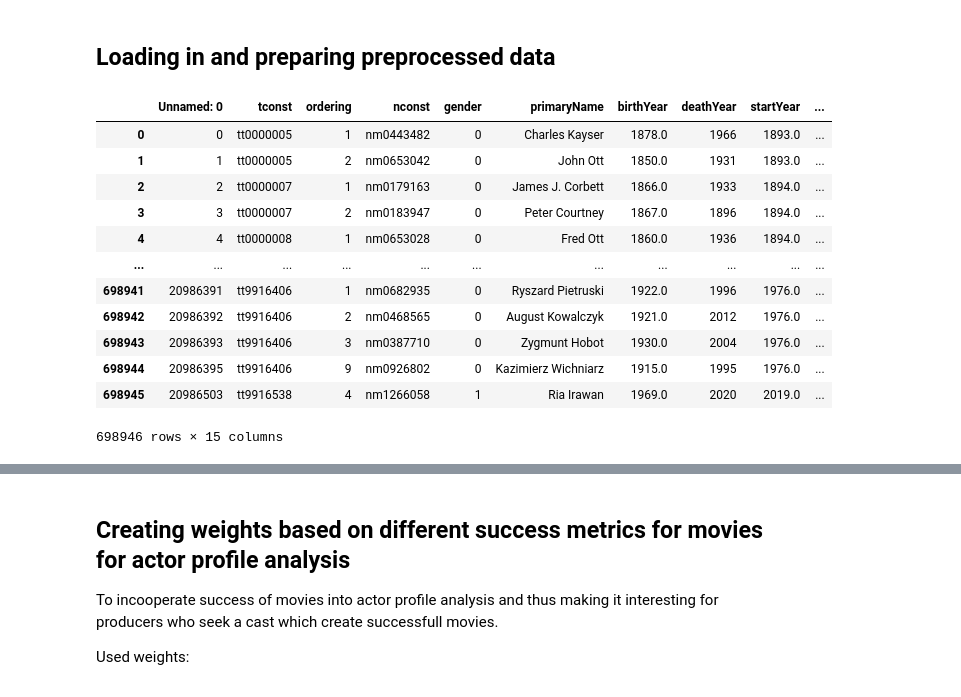
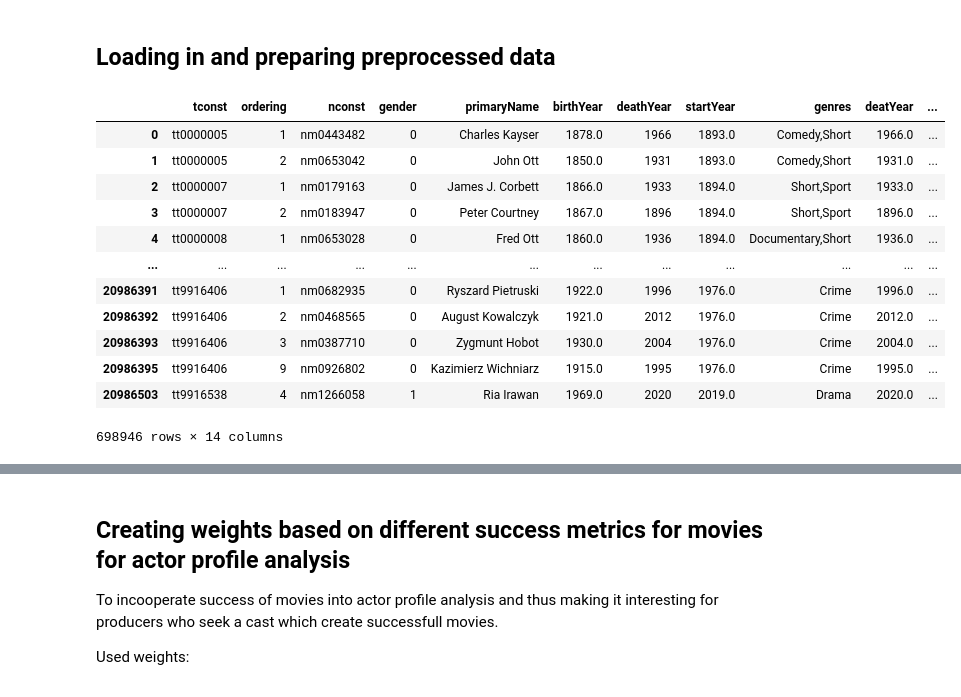
Before and after one commit to epfl-ada/ada-2022-project-jash, a Jupyter notebook: analysis_overtime.ipynb, the cells around one changed output, grey strips where cells are left out. Cells and saved outputs as stored; diff of their text form; code cells hidden in the pictures.

```diff
--- a/analysis_overtime.ipynb
+++ b/analysis_overtime.ipynb
@@ -9,19 +9,20 @@ import matplotlib.pyplot as plt
 ## Loading in and preparing preprocessed data
 # %%
 # import movie and actor data
-movie_actor_combi = pd.read_csv("./data/actor_movie_combi.csv")
+# TODO get experience_so_far_per_genre into the movie-actor combi data set
+movie_actor_combi = pd.read_csv("./data/actor_movie_combi.csv", index_col=0) #note: index_col=0 to solve unnamed colunm issue
 movie_actor_combi # note: only actors with importance to the respective movieare considered. The importance is determined by IMDB itself and stored in "ordering" column
 # %% [output]
-|  | Unnamed: 0 | tconst | ordering | nconst | gender | primaryName | birthYear | deathYear | startYear | ... |
-| 0 | 0 | tt0000005 | 1 | nm0443482 | 0 | Charles Kayser | 1878.0 | 1966 | 1893.0 | ... |
-| 1 | 1 | tt0000005 | 2 | nm0653042 | 0 | John Ott | 1850.0 | 1931 | 1893.0 | ... |
-| 2 | 2 | tt0000007 | 1 | nm0179163 | 0 | James J. Corbett | 1866.0 | 1933 | 1894.0 | ... |
-| 3 | 3 | tt0000007 | 2 | nm0183947 | 0 | Peter Courtney | 1867.0 | 1896 | 1894.0 | ... |
-| 4 | 4 | tt0000008 | 1 | nm0653028 | 0 | Fred Ott | 1860.0 | 1936 | 1894.0 | ... |
-| ... | ... | ... | ... | ... | ... | ... | ... | ... | ... | ... |
-| 698941 | 20986391 | tt9916406 | 1 | nm0682935 | 0 | Ryszard Pietruski | 1922.0 | 1996 | 1976.0 | ... |
-| 698942 | 20986392 | tt9916406 | 2 | nm0468565 | 0 | August Kowalczyk | 1921.0 | 2012 | 1976.0 | ... |
-| 698943 | 20986393 | tt9916406 | 3 | nm0387710 | 0 | Zygmunt Hobot | 1930.0 | 2004 | 1976.0 | ... |
-| 698944 | 20986395 | tt9916406 | 9 | nm0926802 | 0 | Kazimierz Wichniarz | 1915.0 | 1995 | 1976.0 | ... |
-| 698945 | 20986503 | tt9916538 | 4 | nm1266058 | 1 | Ria Irawan | 1969.0 | 2020 | 2019.0 | ... |
+|  | tconst | ordering | nconst | gender | primaryName | birthYear | deathYear | startYear | genres | deatYear | ... |
+| 0 | tt0000005 | 1 | nm0443482 | 0 | Charles Kayser | 1878.0 | 1966 | 1893.0 | Comedy,Short | 1966.0 | ... |
+| 1 | tt0000005 | 2 | nm0653042 | 0 | John Ott | 1850.0 | 1931 | 1893.0 | Comedy,Short | 1931.0 | ... |
+| 2 | tt0000007 | 1 | nm0179163 | 0 | James J. Corbett | 1866.0 | 1933 | 1894.0 | Short,Sport | 1933.0 | ... |
+| 3 | tt0000007 | 2 | nm0183947 | 0 | Peter Courtney | 1867.0 | 1896 | 1894.0 | Short,Sport | 1896.0 | ... |
+| 4 | tt0000008 | 1 | nm0653028 | 0 | Fred Ott | 1860.0 | 1936 | 1894.0 | Documentary,Short | 1936.0 | ... |
+| ... | ... | ... | ... | ... | ... | ... | ... | ... | ... | ... | ... |
+| 20986391 | tt9916406 | 1 | nm0682935 | 0 | Ryszard Pietruski | 1922.0 | 1996 | 1976.0 | Crime | 1996.0 | ... |
+| 20986392 | tt9916406 | 2 | nm0468565 | 0 | August Kowalczyk | 1921.0 | 2012 | 1976.0 | Crime | 2012.0 | ... |
+| 20986393 | tt9916406 | 3 | nm0387710 | 0 | Zygmunt Hobot | 1930.0 | 2004 | 1976.0 | Crime | 2004.0 | ... |
+| 20986395 | tt9916406 | 9 | nm0926802 | 0 | Kazimierz Wichniarz | 1915.0 | 1995 | 1976.0 | Crime | 1995.0 | ... |
+| 20986503 | tt9916538 | 4 | nm1266058 | 1 | Ria Irawan | 1969.0 | 2020 | 2019.0 | Drama | 2020.0 | ... |
-698946 rows × 15 columns
+698946 rows × 14 columns
```
Also changed, not shown: parts of 16 cells of this notebook, 2 other files.
